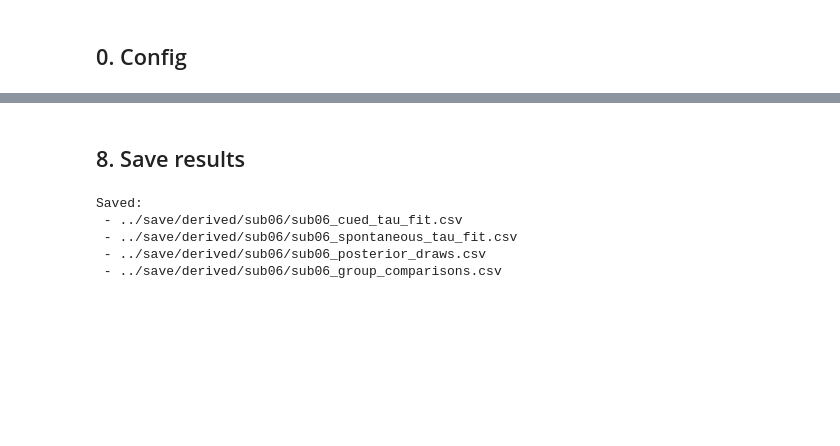
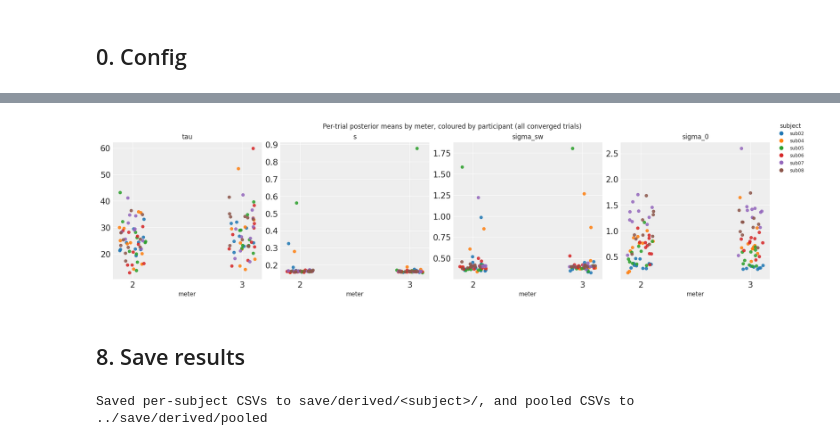
Before and after one commit to vivienbarchet/meterswitch, a Jupyter notebook: analysis/02_fit_model.ipynb, the cells around one changed output, grey strips where cells are left out. Saved outputs shown, nothing was run; the diff lists cells and outputs as text; code cells hidden in the pictures; blank space fills up the shorter version.

Commit message:
results upload

```diff
--- a/analysis/02_fit_model.ipynb
+++ b/analysis/02_fit_model.ipynb
@@ -497,0 +340,4 @@ print(f"{df_posterior_draws['trial'].nunique()} trials, "
+# %%
+all_results = {}
+for subject in SUBJECTS:
+    all_results[subject] = fit_subject(subject)
@@ -497,0 +381,9 @@ print(f"{df_posterior_draws['trial'].nunique()} trials, "
+# %%
+df_cued_results = pd.concat([r["cued_results"] for r in all_results.values()], ignore_index=True)
+df_spontaneous_results = pd.concat([r["spontaneous_results"] for r in all_results.values()], ignore_index=True)
+df_posterior_draws = pd.concat([r["posterior_draws"] for r in all_results.values()], ignore_index=True)
+
+n_excluded = df_posterior_draws.loc[~df_posterior_draws["converged"], ["subject", "trial"]].drop_duplicates()
+n_total = df_posterior_draws.groupby(["subject", "trial"]).ngroups
+print(f"{n_total} subject-trials total, {len(n_excluded)} excluded from comparisons below (non-converged):")
+print(n_excluded.to_string(index=False))
@@ -568,19 +502,47 @@ unrelated to the switch) being higher in meter-2 trials than meter-3 trials
+# %%
+per_trial_means = (df_posterior_draws[df_posterior_draws["converged"]]
+                    .groupby(["subject", "trial", "condition", "meter"])[params_to_check]
+                    .mean().reset_index())
+
+subjects_present = sorted(per_trial_means["subject"].unique())
+cmap = plt.get_cmap("tab10")
+subject_colors = {s: cmap(i % 10) for i, s in enumerate(subjects_present)}
+rng_jitter = np.random.default_rng(0)
+
+fig, axes = plt.subplots(1, len(params_to_check), figsize=(4.2 * len(params_to_check), 4.2), layout="constrained")
+for ax, param in zip(axes, params_to_check):
+    for meter in [2, 3]:
+        sub = per_trial_means[per_trial_means["meter"] == meter]
+        x = meter + rng_jitter.uniform(-0.12, 0.12, len(sub))
+        ax.scatter(x, sub[param], c=[subject_colors[s] for s in sub["subject"]], s=22, alpha=0.85)
+    ax.set_xticks([2, 3])
+    ax.set_xlabel("meter")
+    ax.set_title(param)
+
+handles = [plt.Line2D([0], [0], marker="o", color="w", markerfacecolor=subject_colors[s],
+                       markersize=8, label=s) for s in subjects_present]
+fig.legend(handles=handles, loc="outside right upper", fontsize=8, title="subject")
+fig.suptitle("Per-trial posterior means by meter, coloured by participant (all converged trials)", fontsize=11)
+plt.show()
+# %% [output]
+[figure, added]
 # %% [markdown]
 ## 8. Save results
-# %%
-df_cued_results.to_csv(f"{OUT_DIR}/{SUBJECT}_cued_tau_fit.csv", index=False)
-df_spontaneous_results.to_csv(f"{OUT_DIR}/{SUBJECT}_spontaneous_tau_fit.csv", index=False)
-df_posterior_draws.to_csv(f"{OUT_DIR}/{SUBJECT}_posterior_draws.csv", index=False)
-df_group_comparisons.to_csv(f"{OUT_DIR}/{SUBJECT}_group_comparisons.csv", index=False)
-
-print("Saved:")
-print(f" - {OUT_DIR}/{SUBJECT}_cued_tau_fit.csv")
-print(f" - {OUT_DIR}/{SUBJECT}_spontaneous_tau_fit.csv")
-print(f" - {OUT_DIR}/{SUBJECT}_posterior_draws.csv")
-print(f" - {OUT_DIR}/{SUBJECT}_group_comparisons.csv")
-# %% [output]
-Saved:
- - ../save/derived/sub06/sub06_cued_tau_fit.csv
- - ../save/derived/sub06/sub06_spontaneous_tau_fit.csv
- - ../save/derived/sub06/sub06_posterior_draws.csv
- - ../save/derived/sub06/sub06_group_comparisons.csv
+# %%
+import os
+
+for subject, r in all_results.items():
+    out_dir = f"../save/derived/{subject}"
+    r["cued_results"].to_csv(f"{out_dir}/{subject}_cued_tau_fit.csv", index=False)
+    r["spontaneous_results"].to_csv(f"{out_dir}/{subject}_spontaneous_tau_fit.csv", index=False)
+    r["posterior_draws"].to_csv(f"{out_dir}/{subject}_posterior_draws.csv", index=False)
+
+os.makedirs(POOLED_OUT_DIR, exist_ok=True)
+df_cued_results.to_csv(f"{POOLED_OUT_DIR}/all_subjects_cued_tau_fit.csv", index=False)
+df_spontaneous_results.to_csv(f"{POOLED_OUT_DIR}/all_subjects_spontaneous_tau_fit.csv", index=False)
+df_posterior_draws.to_csv(f"{POOLED_OUT_DIR}/all_subjects_posterior_draws.csv", index=False)
+df_group_comparisons.to_csv(f"{POOLED_OUT_DIR}/all_subjects_group_comparisons.csv", index=False)
+
+print("Saved per-subject CSVs to save/derived/<subject>/, and pooled CSVs to", POOLED_OUT_DIR)
+# %% [output]
+Saved per-subject CSVs to save/derived/<subject>/, and pooled CSVs to ../save/derived/pooled
```
Also changed, not shown: parts of 28 cells of this notebook, 58 other files.
